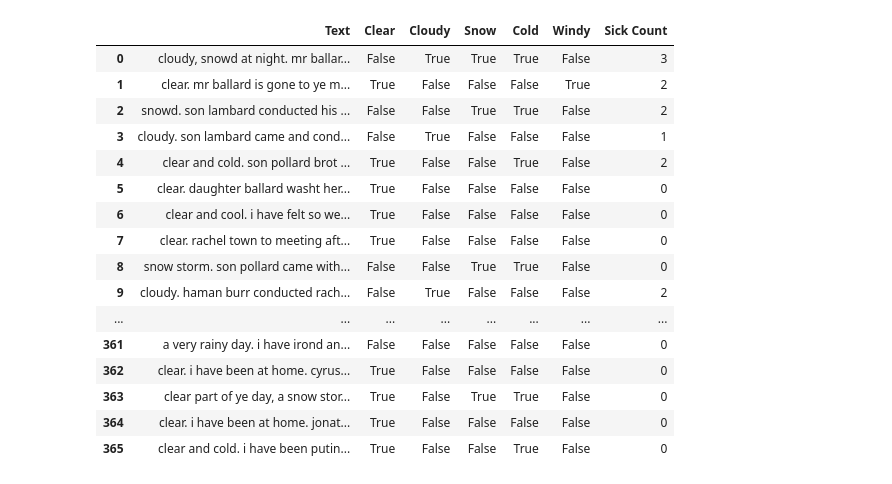
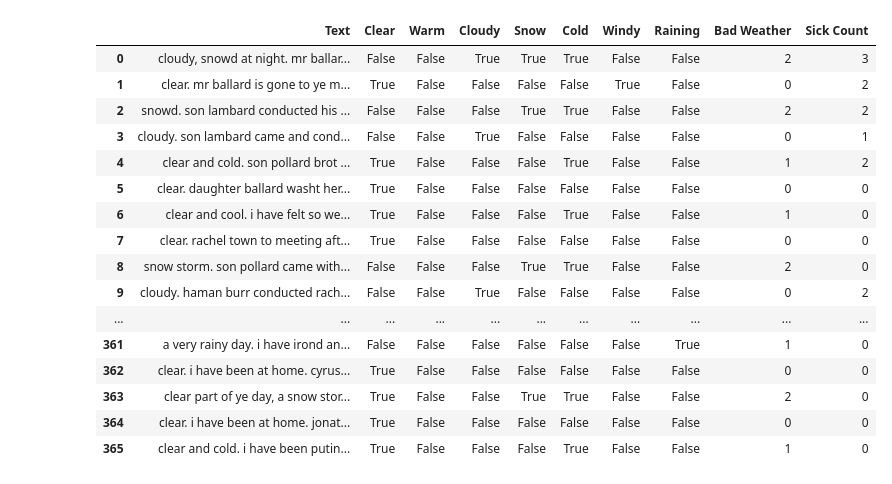
Before and after one commit to Toqiin/mini-project, a Jupyter notebook: project.ipynb, the cells around one changed output. Drawn from its saved outputs; the diff is of its cells as text; code cells hidden in the pictures.

Commit message:
adding more data, creating the weekly resolution dataframe, creating the barchart of the data

```diff
--- a/project.ipynb
+++ b/project.ipynb
@@ -41,26 +24,29 @@ entries_df = pd.DataFrame(year_1804, columns=["Text"])
 # %%
 entries_df['Clear'] = entries_df.Text.str.contains('clear')
+entries_df['Warm'] = entries_df.Text.str.contains('warm')
 entries_df['Cloudy'] = entries_df.Text.str.contains('cloud')
 entries_df['Snow'] = entries_df.Text.str.contains('snow')
-entries_df['Cold'] = entries_df.Text.str.contains('|'.join(['cold', 'chill', 'snow']))
+entries_df['Cold'] = entries_df.Text.str.contains('|'.join(['cold', 'chill', 'snow', 'cool']))
 entries_df['Windy'] = entries_df.Text.str.contains('|'.join(['wind', 'blowd', 'gust', 'blowed']))
+entries_df['Raining'] = entries_df.Text.str.contains('|'.join(['rain', 'shower']))
+entries_df['Bad Weather'] = entries_df.Snow.astype(int) + entries_df.Raining.astype(int) + entries_df.Cold.astype(int)
 entries_df['Sick Count'] = entries_df.Text.str.count('sick') + entries_df.Text.str.count('unwel') + entries_df.Text.str.count('ill')
 entries_df
 # %% [output]
-|  | Text | Clear | Cloudy | Snow | Cold | Windy | Sick Count |
-| 0 | cloudy, snowd at night. mr ballar... | False | True | True | True | False | 3 |
-| 1 | clear. mr ballard is gone to ye m... | True | False | False | False | True | 2 |
-| 2 | snowd. son lambard conducted his ... | False | False | True | True | False | 2 |
-| 3 | cloudy. son lambard came and cond... | False | True | False | False | False | 1 |
-| 4 | clear and cold. son pollard brot ... | True | False | False | True | False | 2 |
-| 5 | clear. daughter ballard washt her... | True | False | False | False | False | 0 |
-| 6 | clear and cool. i have felt so we... | True | False | False | False | False | 0 |
-| 7 | clear. rachel town to meeting aft... | True | False | False | False | False | 0 |
-| 8 | snow storm. son pollard came with... | False | False | True | True | False | 0 |
-| 9 | cloudy. haman burr conducted rach... | False | True | False | False | False | 2 |
-| ... | ... | ... | ... | ... | ... | ... | ... |
-| 361 | a very rainy day. i have irond an... | False | False | False | False | False | 0 |
-| 362 | clear. i have been at home. cyrus... | True | False | False | False | False | 0 |
-| 363 | clear part of ye day, a snow stor... | True | False | True | True | False | 0 |
-| 364 | clear. i have been at home. jonat... | True | False | False | False | False | 0 |
-| 365 | clear and cold. i have been putin... | True | False | False | True | False | 0 |
+|  | Text | Clear | Warm | Cloudy | Snow | Cold | Windy | Raining | Bad Weather | Sick Count |
+| 0 | cloudy, snowd at night. mr ballar... | False | False | True | True | True | False | False | 2 | 3 |
+| 1 | clear. mr ballard is gone to ye m... | True | False | False | False | False | True | False | 0 | 2 |
+| 2 | snowd. son lambard conducted his ... | False | False | False | True | True | False | False | 2 | 2 |
+| 3 | cloudy. son lambard came and cond... | False | False | True | False | False | False | False | 0 | 1 |
+| 4 | clear and cold. son pollard brot ... | True | False | False | False | True | False | False | 1 | 2 |
+| 5 | clear. daughter ballard washt her... | True | False | False | False | False | False | False | 0 | 0 |
+| 6 | clear and cool. i have felt so we... | True | False | False | False | True | False | False | 1 | 0 |
+| 7 | clear. rachel town to meeting aft... | True | False | False | False | False | False | False | 0 | 0 |
+| 8 | snow storm. son pollard came with... | False | False | False | True | True | False | False | 2 | 0 |
+| 9 | cloudy. haman burr conducted rach... | False | False | True | False | False | False | False | 0 | 2 |
+| ... | ... | ... | ... | ... | ... | ... | ... | ... | ... | ... |
+| 361 | a very rainy day. i have irond an... | False | False | False | False | False | False | True | 1 | 0 |
+| 362 | clear. i have been at home. cyrus... | True | False | False | False | False | False | False | 0 | 0 |
+| 363 | clear part of ye day, a snow stor... | True | False | False | True | True | False | False | 2 | 0 |
+| 364 | clear. i have been at home. jonat... | True | False | False | False | False | False | False | 0 | 0 |
+| 365 | clear and cold. i have been putin... | True | False | False | False | True | False | False | 1 | 0 |
```
Also changed, not shown: parts of 4 cells of this notebook.
